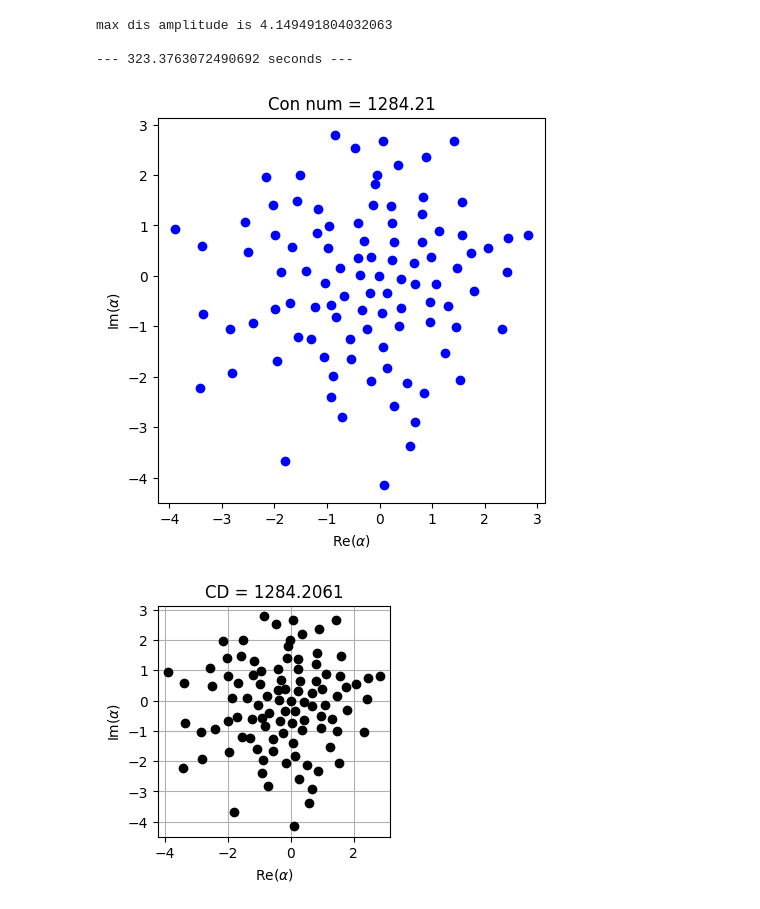
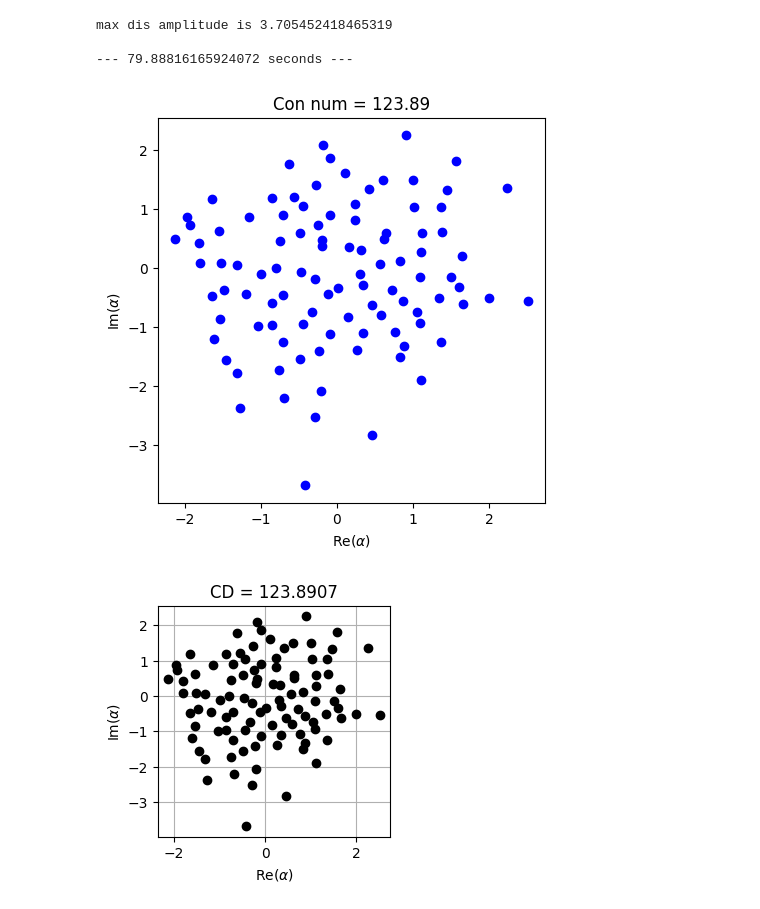
Before and after one commit to vishal-mohanty/qced-encoding, a Jupyter notebook: src/protocols/pns/photon number.ipynb, the cells around one changed output. Saved outputs shown, nothing was run; the diff lists cells and outputs as text; code cells hidden in the pictures.

```diff
--- a/src/protocols/pns/photon number.ipynb
+++ b/src/protocols/pns/photon number.ipynb
@@ -206,7 +25,7 @@ for j in range(d):
     P[j] = (basis(N,j)*basis(N,j).dag()).full()
 
 NN = 1#different seeds for optimisation later
-st = 1.5#strength of random initial displacements
+st = 1#strength of random initial displacements
 
 #which probability to measure: P_0, ..., P_(d-1)
 PN = np.zeros(d, dtype = np.int_)
@@ -356,7 +175,7 @@ print("--- %s seconds ---" % (time.time() - start_time))
-max dis amplitude is 4.149491804032063
+max dis amplitude is 3.705452418465319
 
---- 323.3763072490692 seconds ---
+--- 79.88816165924072 seconds ---
-[figure, old version]
+[figure, new version]
-[figure, old version]
+[figure, new version]
 # %%
 np.save('pns_disps10,d=1', final_disps)
```
Also changed, not shown: parts of 4 cells of this notebook, 17 other files.
